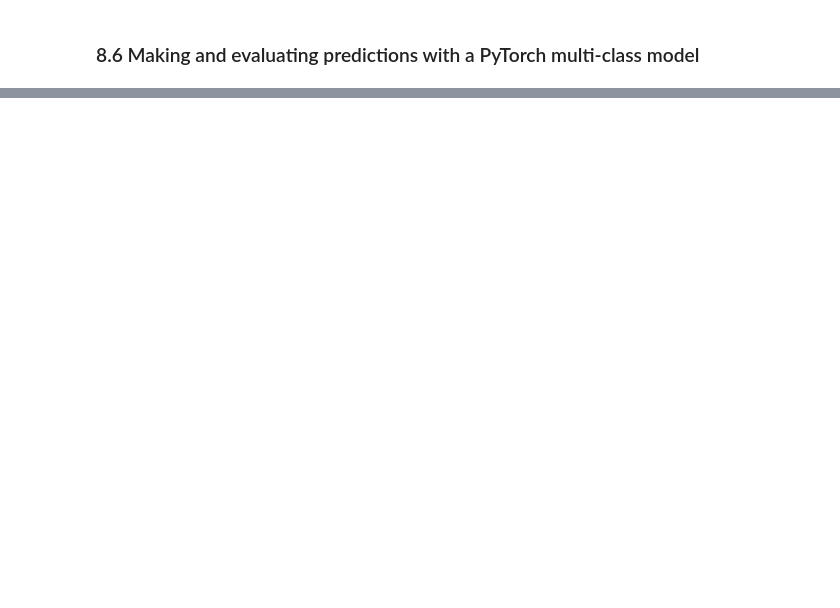
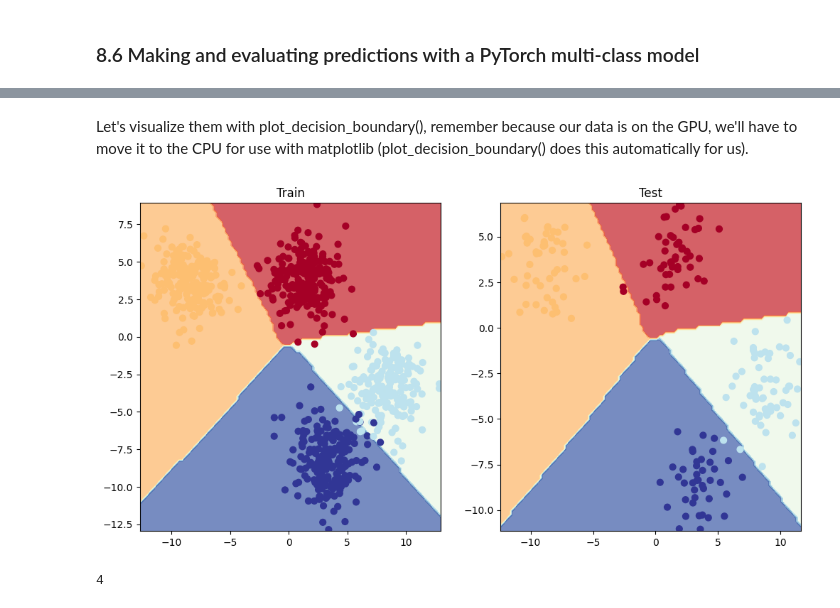
Before and after one commit to amanullahshah32/Deep-Learning, a Jupyter notebook: 02_PyTorch_Neural_Network_Classification.ipynb, the cells around one changed output, grey strips where cells are left out. Saved outputs shown, nothing was run; the diff lists cells and outputs as text; code cells hidden in the pictures; blank space fills up the shorter version.

```diff
--- a/02_PyTorch_Neural_Network_Classification.ipynb
+++ b/02_PyTorch_Neural_Network_Classification.ipynb
@@ -1000,6 +1000,8 @@ class BlobModel(nn.Module):
         nn.ReLU(),  # <- does our dataset require non-linear layers? (try uncommenting and see if the results change)
         nn.Linear(in_features = hidden_units, out_features= hidden_units),
         nn.ReLU(),  # <- does our dataset require non-linear layers? (try uncommenting and see if the results change)
+        nn.Linear(in_features = hidden_units, out_features= hidden_units),
+        nn.ReLU(),  # <- does our dataset require non-linear layers? (try uncommenting and see if the results change)
         nn.Linear(in_features = hidden_units, out_features= output_features)
     )
 
@@ -1007,7 +1009,7 @@ class BlobModel(nn.Module):
     return self.linear_layer_stack(x)
 
 # Create an instane of blobModel and send it to the target device
-model_4 = BlobModel(input_features = 2, output_features= 4, hidden_units = 20).to(device)
+model_4 = BlobModel(input_features = 2, output_features= 4, hidden_units = 32).to(device)
 model_4
 # %% [output]
 BlobModel(
@@ -1117,7 +1121,7 @@ torch.int64
 torch.manual_seed(42)
 
 # set number of epochs
-epochs = 100000
+epochs = 10000
 # Put data to target device
 X_blob_train, y_blob_train = X_blob_train.to(device), y_blob_train.to(device)
 X_blob_test, y_blob_test = X_blob_test.to(device), y_blob_test.to(device)
@@ -1213,0 +1211,16 @@ Labels: tensor([3, 2, 0, 0, 3, 1, 3, 2, 2, 3], device='cuda:0')
+# %% [markdown]
+Let's visualize them with plot_decision_boundary(), remember because our data is on the GPU, we'll have to move it to the CPU for use with matplotlib (plot_decision_boundary() does this automatically for us).
+# %%
+plt.figure(figsize=(12, 6))
+plt.subplot(1, 2, 1)
+plt.title("Train")
+plot_decision_boundary(model_4, X_blob_train, y_blob_train)
+plt.subplot(1, 2, 2)
+plt.title("Test")
+plot_decision_boundary(model_4, X_blob_test, y_blob_test)
+# %% [output]
+[figure, added]
+# %%
+4
+# %% [output]
+4
```
Also changed, not shown: parts of 10 cells of this notebook.
